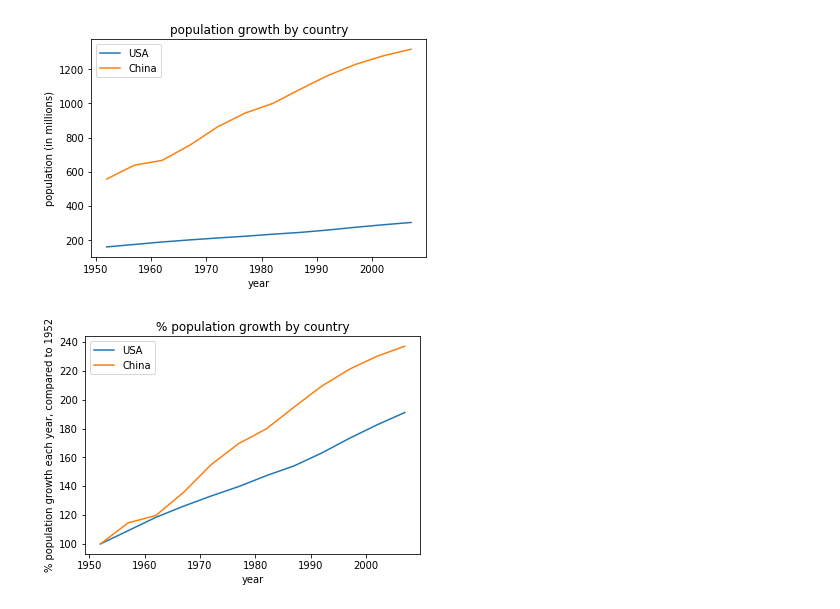
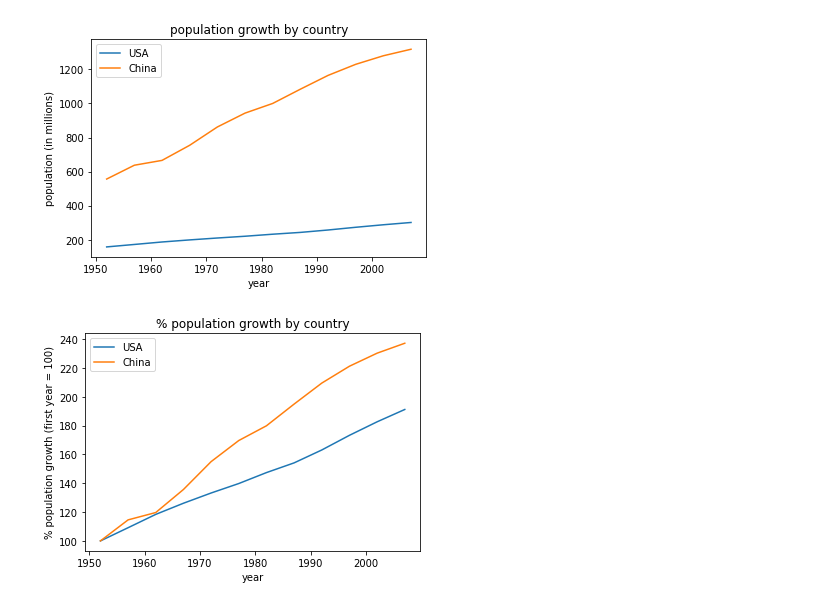
Before and after one commit to jamessu2/python_jupyter_notebooks, a Jupyter notebook: data_visualization_countries/data_visualization_countries_python.ipynb, the cells around one changed output. Saved outputs shown, nothing was run; the diff lists cells and outputs as text; code cells hidden in the pictures.

```diff
--- a/data_visualization_countries/data_visualization_countries_python.ipynb
+++ b/data_visualization_countries/data_visualization_countries_python.ipynb
@@ -86,17 +86,17 @@ plt.show()
 # %%
 ## Challenge #2: Compare the PERCENTAGE population growth of USA vs China
 
 # Population of USA in the first available year
 us_first_year_pop = us_data.population.iloc[0]
 # Population of China in the first available year
 china_first_year_pop = china_data.population.iloc[0]
 
 plt.plot(us_data.year, us_data.population / us_first_year_pop * 100)
 plt.plot(china_data.year, china_data.population / china_first_year_pop * 100)
 plt.title("% population growth by country")
 plt.xlabel("year")
-plt.ylabel("% population growth each year, compared to 1952")
+plt.ylabel("% population growth (first year = 100)")
 plt.legend(["USA","China"])
 plt.show()
 # %% [output]
-[figure, old version]
+[figure, new version]
```
